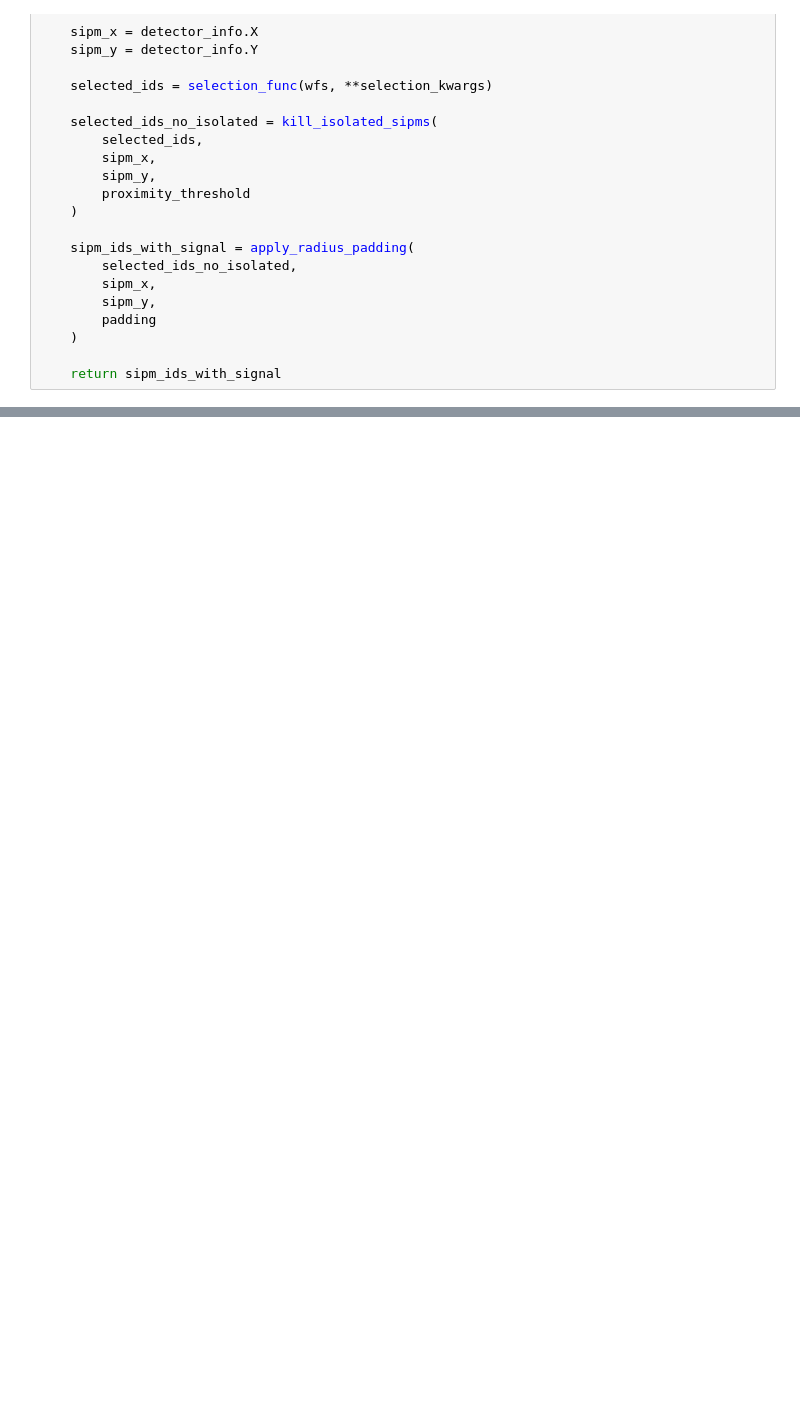
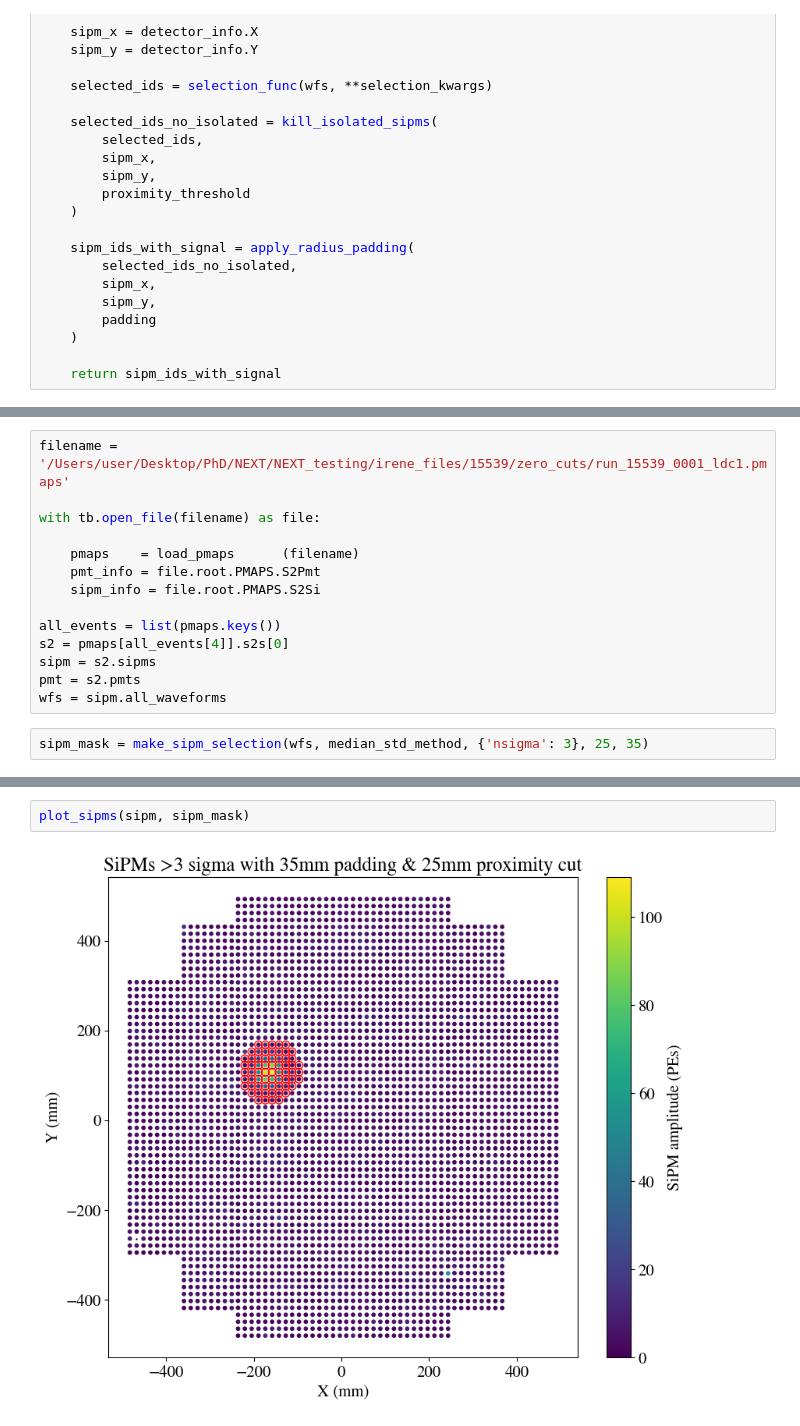
Before and after one commit to Ian0sborne/NEXT-work, a Jupyter notebook: Pyrrha/pyrrha_functions.ipynb, the cells around one changed output, grey strips where cells are left out. Cells and saved outputs as stored; diff of their text form; blank space fills up the shorter version.

```diff
--- a/Pyrrha/pyrrha_functions.ipynb
+++ b/Pyrrha/pyrrha_functions.ipynb
@@ -126,0 +129,16 @@ def make_sipm_selection(wfs, selection_func, selection_kwargs,
+# %%
+filename = '/Users/user/Desktop/PhD/NEXT/NEXT_testing/irene_files/15539/zero_cuts/run_15539_0001_ldc1.pmaps'
+
+with tb.open_file(filename) as file:
+
+    pmaps    = load_pmaps      (filename)
+    pmt_info = file.root.PMAPS.S2Pmt
+    sipm_info = file.root.PMAPS.S2Si
+
+all_events = list(pmaps.keys())
+s2 = pmaps[all_events[4]].s2s[0]
+sipm = s2.sipms
+pmt = s2.pmts
+wfs = sipm.all_waveforms
+# %%
+sipm_mask = make_sipm_selection(wfs, median_std_method, {'nsigma': 3}, 25, 35)
@@ -126,0 +209,4 @@ def make_sipm_selection(wfs, selection_func, selection_kwargs,
+# %%
+plot_sipms(sipm, sipm_mask)
+# %% [output]
+[figure, added]
```
Also changed, not shown: parts of 5 cells of this notebook.
